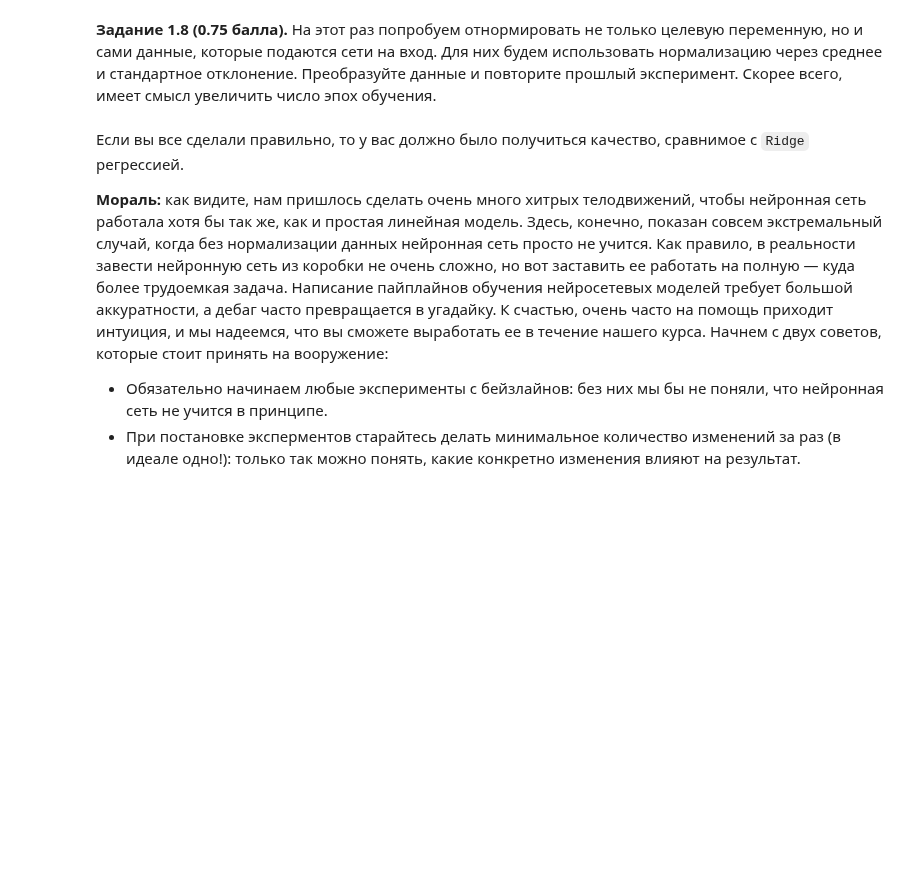
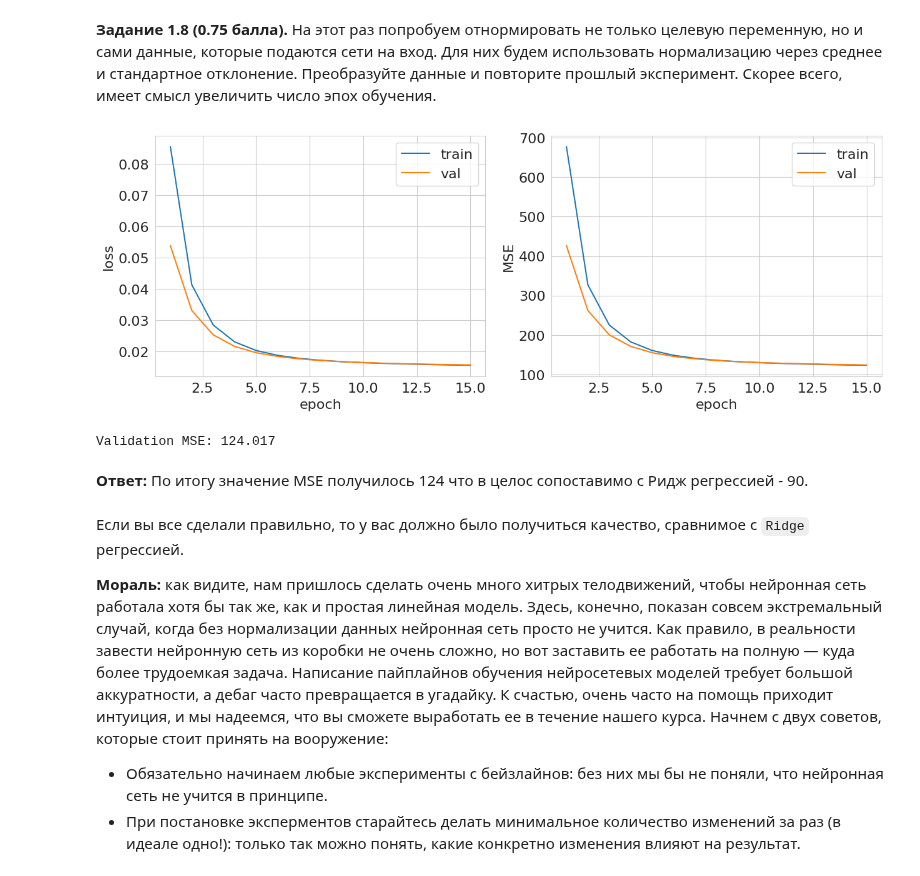
Before and after one commit to PavelMKh/HSE-AI, a Jupyter notebook: DL/HW1_Light.ipynb, the cells around one changed output. Saved outputs shown, nothing was run; the diff lists cells and outputs as text; code cells hidden in the pictures; blank space fills up the shorter version.

```diff
--- a/DL/HW1_Light.ipynb
+++ b/DL/HW1_Light.ipynb
@@ -490,7 +490,59 @@ Validation MSE: 280.428
 # %% [markdown]
 **Задание 1.8 (0.75 балла).** На этот раз попробуем отнормировать не только целевую переменную, но и сами данные, которые подаются сети на вход. Для них будем использовать нормализацию через среднее и стандартное отклонение. Преобразуйте данные и повторите прошлый эксперимент. Скорее всего, имеет смысл увеличить число эпох обучения.
 # %%
-# YOUR CODE HERE (－.－)...zzzZZZzzzZZZ
+scaler_x = StandardScaler()
+
+X_train = scaler_x.fit_transform(X_train)
+X_val = scaler_x.transform(X_val)
+
+y_train_norm = normalize(y_train)
+y_val_norm = normalize(y_val)
+
+class NNModelRegression(nn.Module):
+    def __init__(self):
+        super(NNModelRegression, self).__init__()
+        self.fc1 = nn.LazyLinear(128)
+        self.relu = nn.ReLU()
+        self.fc2 = nn.Linear(128, 1)
+        self.sigmoid = nn.Sigmoid()
+
+    def forward(self, x):
+        x = self.fc1(x)
+        x = self.relu(x)
+        x = self.fc2(x)
+        x = self.sigmoid(x)
+        return x
+
+nn_regr = NNModelRegression()
+
+optimizer = torch.optim.SGD(nn_regr.parameters(), lr=1e-4)
+criterion = nn.MSELoss()
+
+metric = lambda preds, targets: ((denormalize(preds.cpu()) - denormalize(targets.cpu())) ** 2).mean()
+
+train_dataset = TensorDataset(torch.tensor(X_train, dtype=torch.float32),
+                              torch.tensor(y_train_norm, dtype=torch.float32).reshape(-1, 1))
+
+val_dataset = TensorDataset(torch.tensor(X_val, dtype=torch.float32),
+                            torch.tensor(y_val_norm, dtype=torch.float32).reshape(-1, 1))
+
+train_loader = DataLoader(train_dataset, batch_size=32, shuffle=True)
+val_loader = DataLoader(val_dataset, batch_size=32, shuffle=True)
+
+nn_metrics = train_and_validate(nn_regr,
+                                optimizer,
+                                criterion,
+                                metric,
+                                train_loader,
+                                val_loader,
+                                15,
+                                True,
+                                device='cuda')
+# %% [output]
+[figure, added]
+Validation MSE: 124.017
+# %% [markdown]
+**Ответ:** По итогу значение MSE получилось 124 что в целос сопоставимо с Ридж регрессией - 90.
 # %% [markdown]
 Если вы все сделали правильно, то у вас должно было получиться качество, сравнимое с `Ridge` регрессией.
 
```
Also changed, not shown: parts of 1 cell of this notebook.
